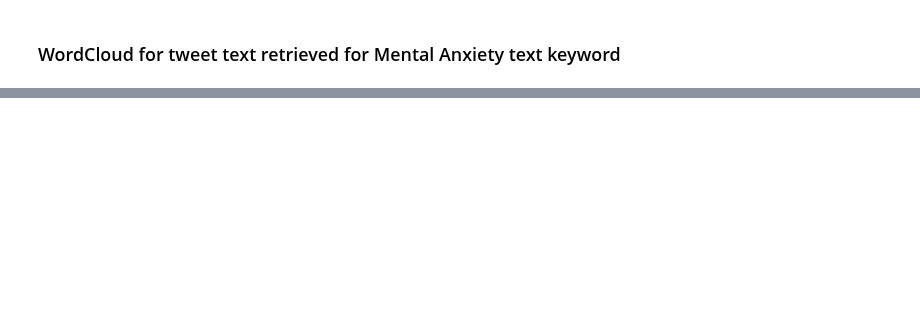
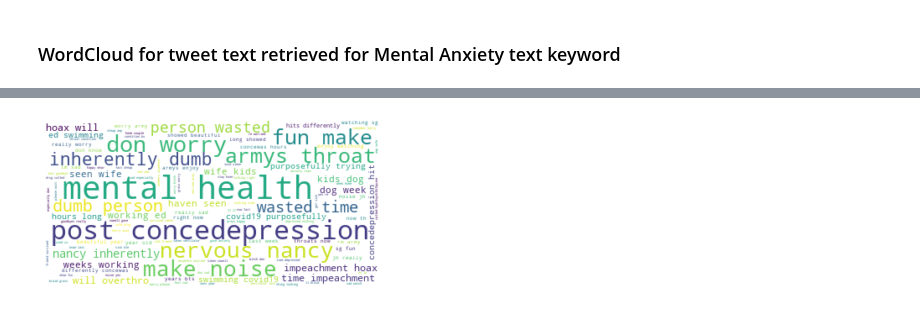
Before and after one commit to aiformankind/covid-19-hackathon, a Jupyter notebook: social-network-mining/VisualMentalAnxeity.ipynb, the cells around one changed output, grey strips where cells are left out. Cells and saved outputs as stored; diff of their text form; code cells hidden in the pictures; blank space fills up the shorter version.

```diff
--- a/social-network-mining/VisualMentalAnxeity.ipynb
+++ b/social-network-mining/VisualMentalAnxeity.ipynb
@@ -50,0 +46,4 @@ plt.show()
+# %%
+generate_word_cloud(df_hydrator)
+# %% [output]
+[figure, added]
```
Also changed, not shown: parts of 15 cells of this notebook, 4 other files.
